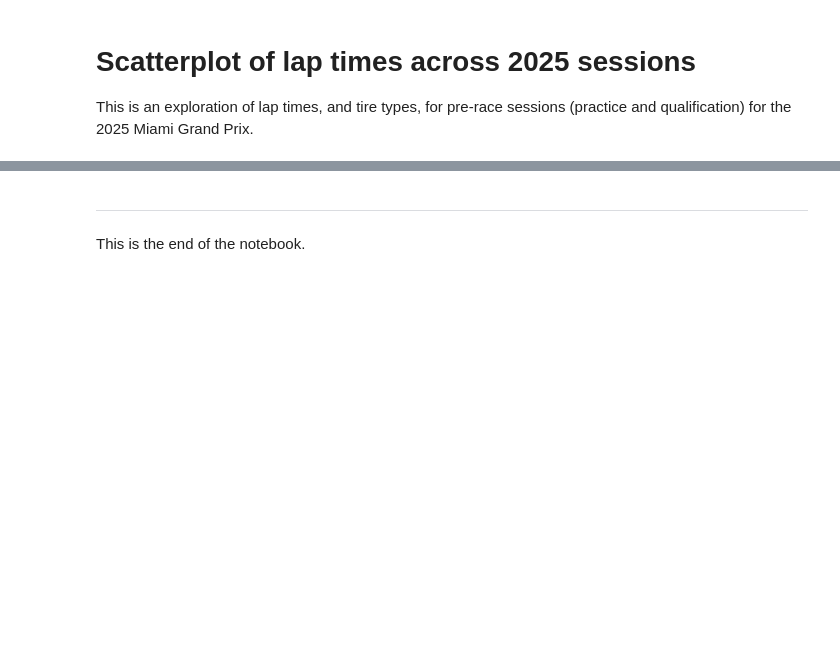
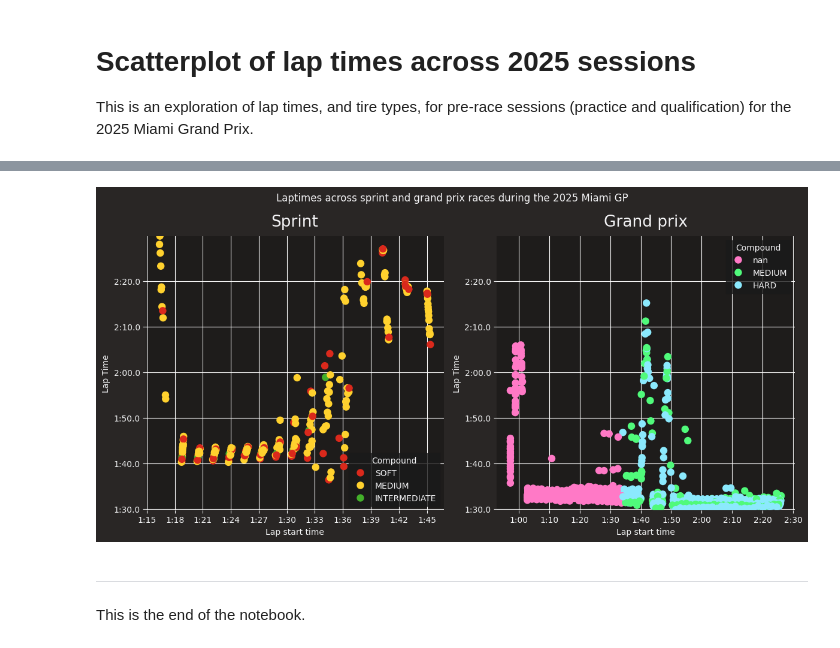
Before and after one commit to matt-bernhardt/f1-notebooks, a Jupyter notebook: notebooks/miami25/laptimes-scatterplot.ipynb, the cells around one changed output, grey strips where cells are left out. Drawn from its saved outputs; the diff is of its cells as text; code cells hidden in the pictures; blank space fills up the shorter version.

```diff
--- a/notebooks/miami25/laptimes-scatterplot.ipynb
+++ b/notebooks/miami25/laptimes-scatterplot.ipynb
@@ -160,3 +182,54 @@ plt.show()
+# %%
+fig, (ax1, ax2) = plt.subplots(1, 2, figsize=(12, 6))
+
+sns.scatterplot(data=s_laps,
+                x="LapStartTime",
+                y="LapTime",
+                ax=ax1,
+                hue="Compound",
+                palette=fastf1.plotting.get_compound_mapping(session=s),
+                s=80,
+                linewidth=0,
+                legend='auto'
+)
+
+sns.scatterplot(data=r_laps,
+                x="LapStartTime",
+                y="LapTime",
+                ax=ax2,
+                hue="Compound",
+                # palette=fastf1.plotting.get_compound_mapping(session=r),
+                s=80,
+                linewidth=0,
+                legend='auto'
+)
+
+common_ylim = (s_laps['LapTime'].max(), r_laps['LapTime'].min())
+ax1.set_ylim(common_ylim)
+ax2.set_ylim(common_ylim)
+
+ax1.set_title("Sprint")
+ax1.set_xlabel("Lap start time")
+ax1.set_ylabel("Lap Time")
+
+ax2.set_title("Grand prix")
+ax2.set_xlabel("Lap start time")
+ax2.set_ylabel("Lap Time")
+
+ax1.invert_yaxis()
+ax2.invert_yaxis()
+
+# Turn on major grid lines
+ax1.grid(color='w', which='major', axis='both')
+ax2.grid(color='w', which='major', axis='both')
+
+sns.despine(left=True, bottom=True)
+
+plt.suptitle("Laptimes across sprint and grand prix races during the 2025 Miami GP")
+plt.tight_layout()
+plt.show()
+# %% [output]
+[figure, added]
 # %% [markdown]
 ---
 
```
Also changed, not shown: parts of 6 cells of this notebook.
